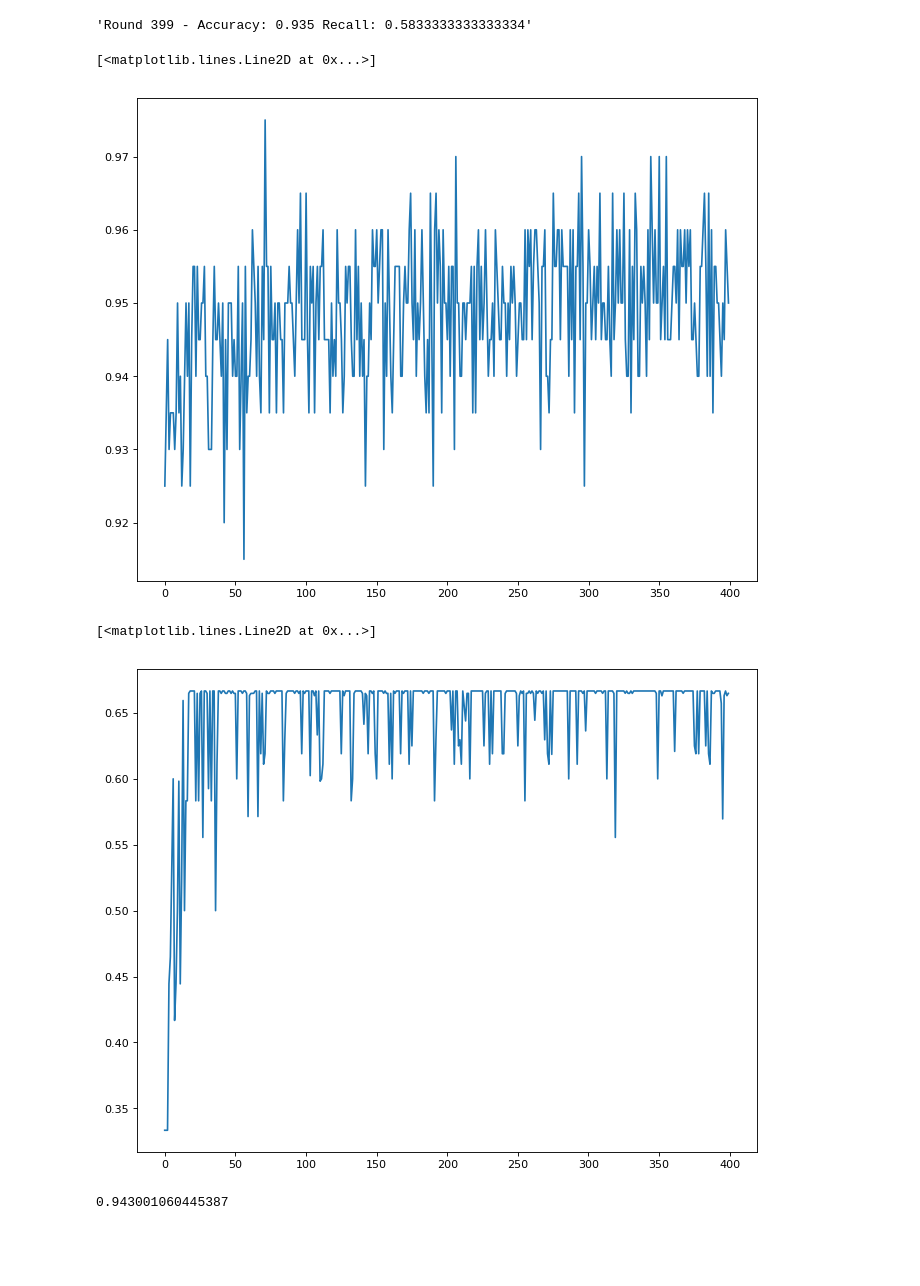
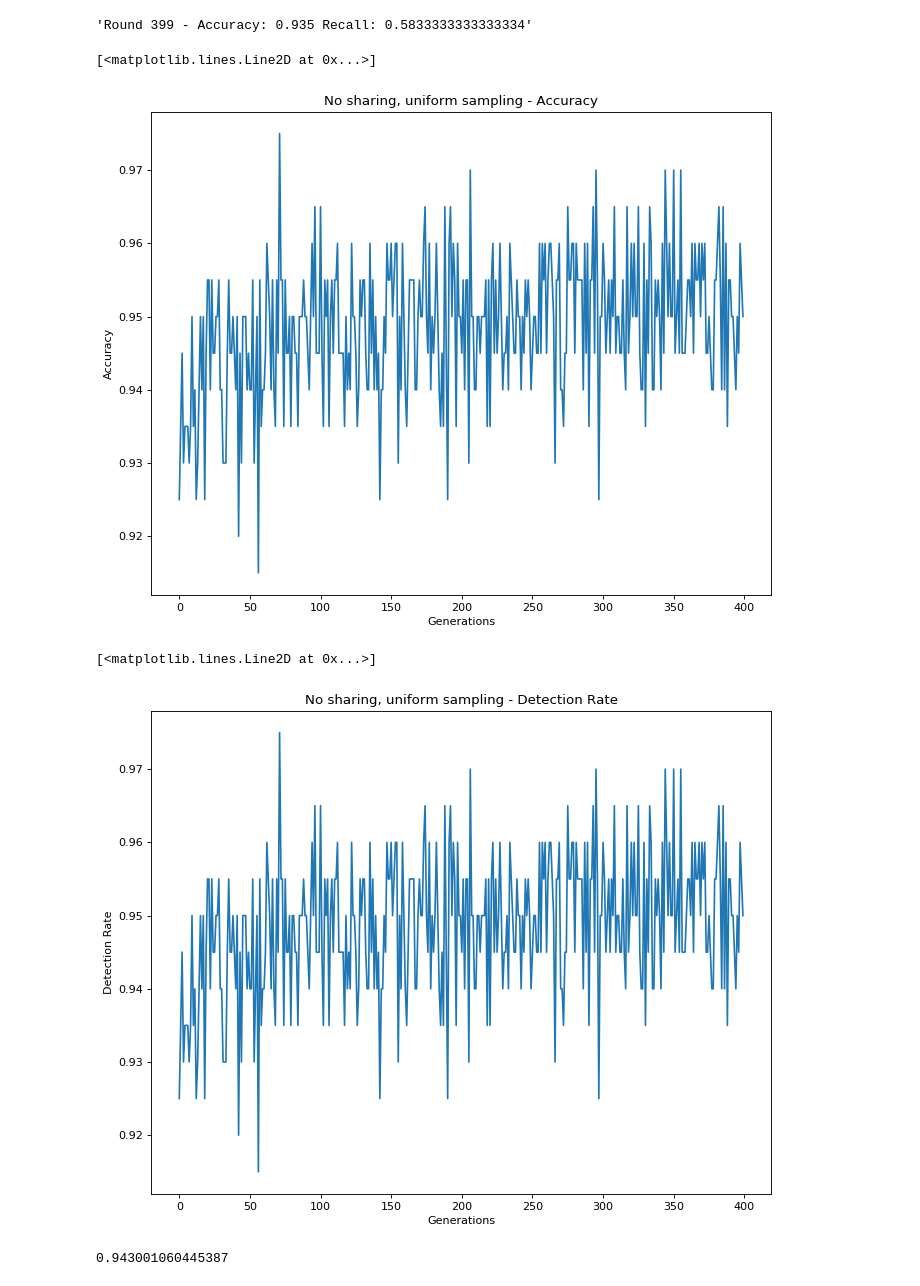
Before and after one commit to MattAlanWright/PyGP, a Jupyter notebook: Hypothyroid Fitness Sharing Experiment.ipynb, the cells around one changed output. Cells and saved outputs as stored; diff of their text form; code cells hidden in the pictures; blank space fills up the shorter version.

```diff
--- a/Hypothyroid Fitness Sharing Experiment.ipynb
+++ b/Hypothyroid Fitness Sharing Experiment.ipynb
@@ -105,20 +116,26 @@ for result in no_sharing_uniform_sampling:
     accuracies.append(result[1]['accuracy'])
 accuracies = np.array(accuracies)
 fig=plt.figure(figsize=(10, 8), dpi= 80, facecolor='w', edgecolor='k')
+plt.title("No sharing, uniform sampling - Accuracy")
+plt.xlabel("Generations")
+plt.ylabel("Accuracy")
 plt.plot(np.median(accuracies, axis=0))
 # %% [output]
 [<matplotlib.lines.Line2D at 0x...>]
-[figure, old version]
+[figure, new version]
 # %%
 recall = []
 for result in no_sharing_uniform_sampling:
     recall.append(result[1]['recall'])
 recall = np.array(recall)
 fig=plt.figure(figsize=(10, 8), dpi= 80, facecolor='w', edgecolor='k')
-plt.plot(np.median(recall, axis=0))
+plt.title("No sharing, uniform sampling - Detection Rate")
+plt.xlabel("Generations")
+plt.ylabel("Detection Rate")
+plt.plot(np.median(accuracies, axis=0))
 # %% [output]
 [<matplotlib.lines.Line2D at 0x...>]
-[figure, old version]
+[figure, new version]
 # %%
 all_accuracies.append(copy.deepcopy(np.median(accuracies, axis=0)))
 all_recalls.append(copy.deepcopy(np.median(recall, axis=0)))
```
Also changed, not shown: parts of 18 cells of this notebook, 6 other files.
